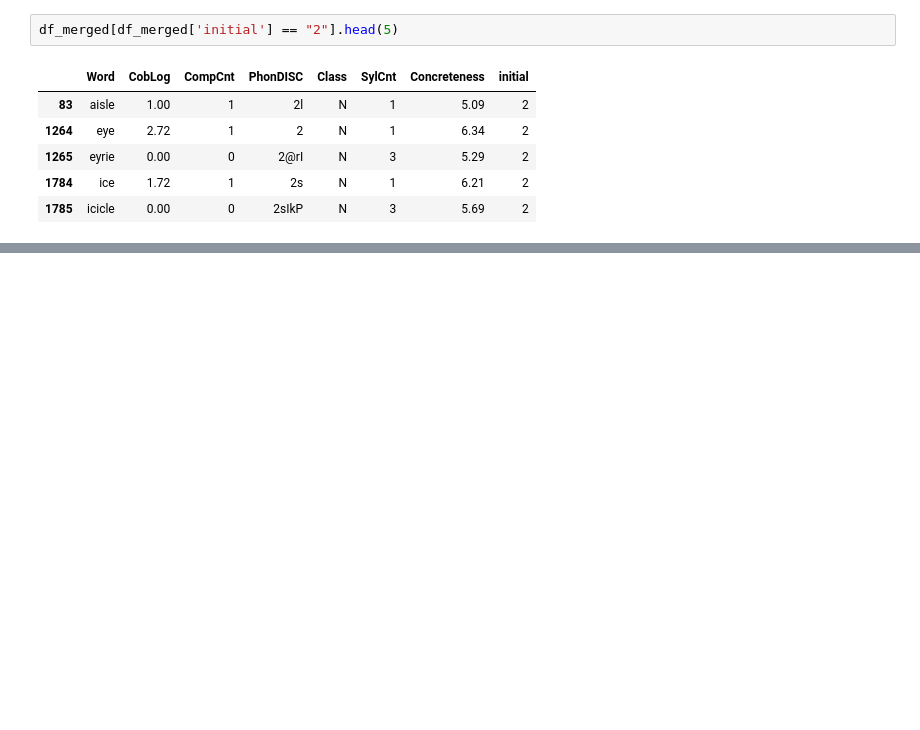
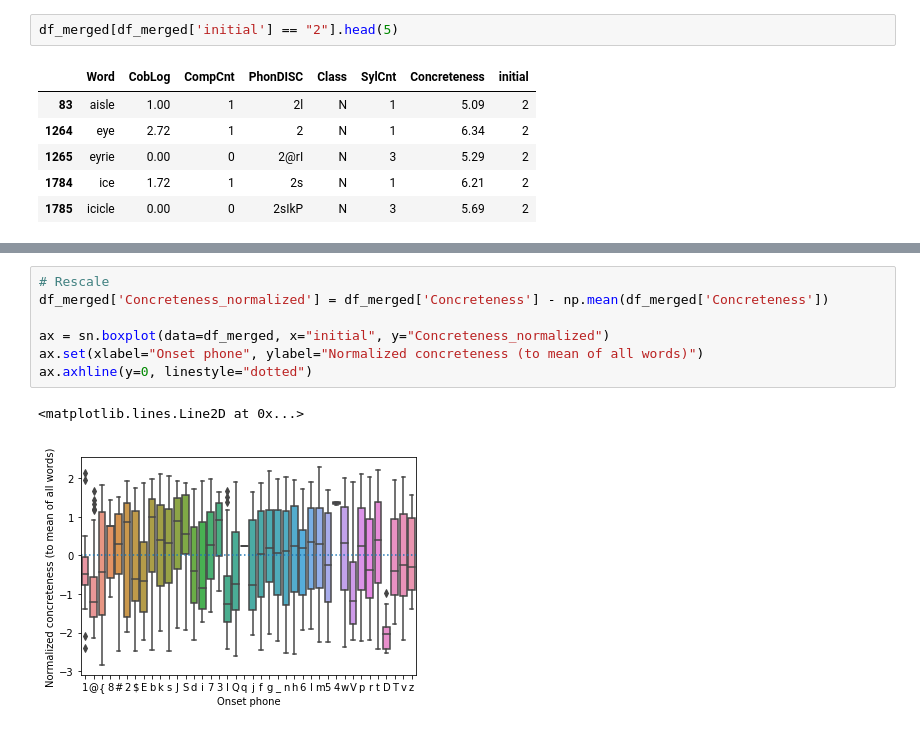
Before and after one commit to seantrott/concreteness, a Jupyter notebook: phonetic_onset_concreteness.ipynb, the cells around one changed output, grey strips where cells are left out. Drawn from its saved outputs; the diff is of its cells as text; blank space fills up the shorter version.

Commit message:
Added phonetic analysis

```diff
--- a/phonetic_onset_concreteness.ipynb
+++ b/phonetic_onset_concreteness.ipynb
@@ -175,0 +244,10 @@ df_merged[df_merged['initial'] == "2"].head(5)
+# %%
+# Rescale
+df_merged['Concreteness_normalized'] = df_merged['Concreteness'] - np.mean(df_merged['Concreteness'])
+
+ax = sn.boxplot(data=df_merged, x="initial", y="Concreteness_normalized")
+ax.set(xlabel="Onset phone", ylabel="Normalized concreteness (to mean of all words)")
+ax.axhline(y=0, linestyle="dotted")
+# %% [output]
+<matplotlib.lines.Line2D at 0x...>
+[figure, added]
```
Also changed, not shown: parts of 13 cells of this notebook.
